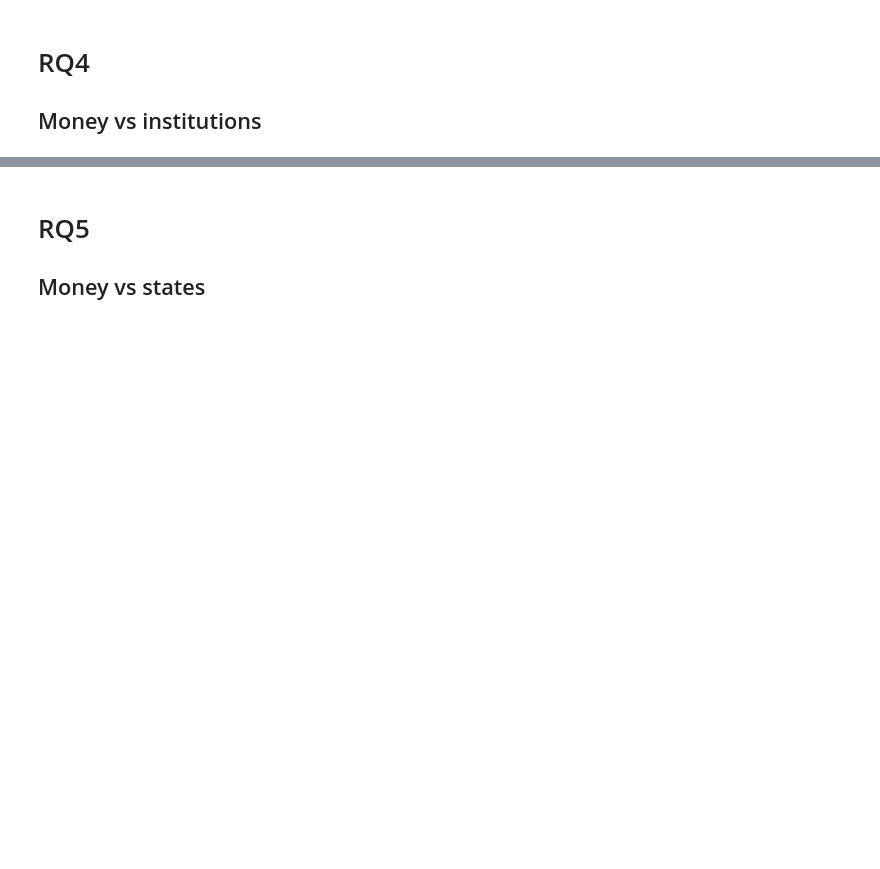
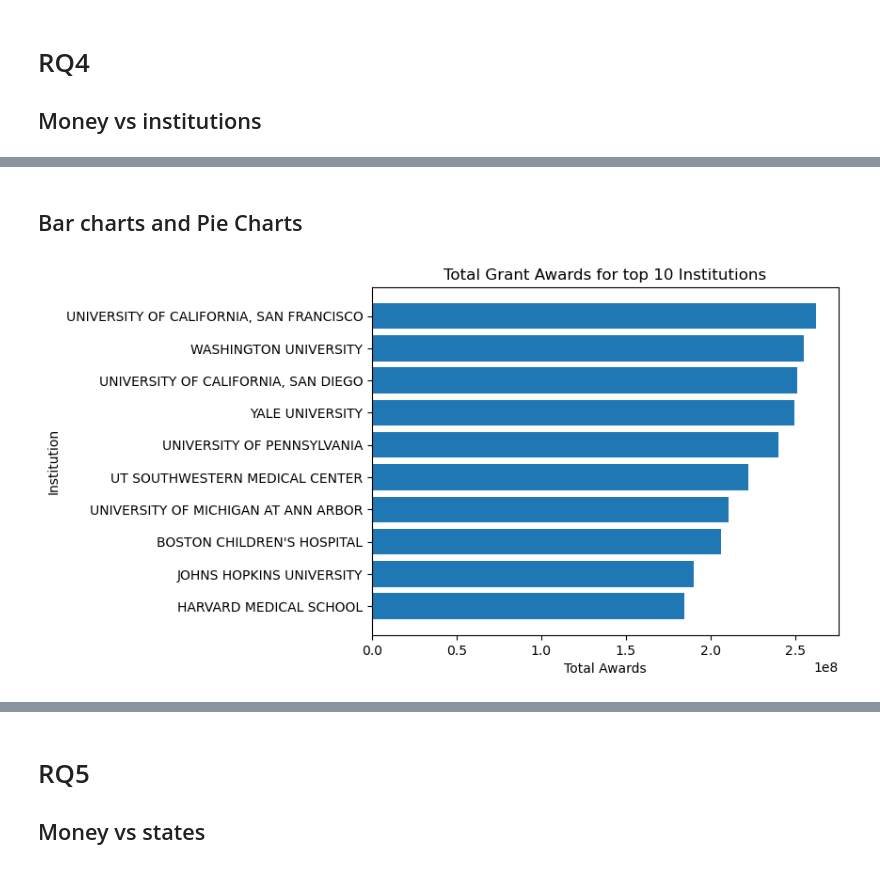
Before and after one commit to Moulica5374/NIH-Funding-Annotation-Analysis-Team-Project, a Jupyter notebook: Data_Analysis.ipynb, the cells around one changed output, grey strips where cells are left out. Cells and saved outputs as stored; diff of their text form; code cells hidden in the pictures; blank space fills up the shorter version.

```diff
--- a/Data_Analysis.ipynb
+++ b/Data_Analysis.ipynb
@@ -938,3 +940,9 @@ Text(0.5, 1.0, 'Heat Map of Dunn Test Results (p-values)')
 # -- PART 7: How much NIH money is awarded to different institutions? Is there a bias?
 
 # institution = ORG_NAME
+
+print(f"all data:\n{data[['ORG_NAME', 'TOTAL_COST', 'PROJECT_NUMBER', 'FY']].head(10)}")
+
+# dropping duplicates in the same year.
+inst_data = data.drop_duplicates(subset=['PROJECT_NUMBER', 'FY'], keep='first')[['ORG_NAME', 'TOTAL_COST', 'PROJECT_NUMBER', 'FY']]
+print(f"All Institutional data:\n{inst_data.head(10)}")
@@ -940,0 +967,7 @@ Text(0.5, 1.0, 'Heat Map of Dunn Test Results (p-values)')
+# %%
+total_cost_per_inst = inst_data.groupby('ORG_NAME').agg(
+    total_cost = ('TOTAL_COST', 'sum')
+).sort_values(by = 'total_cost', ascending=False).reset_index()
+
+
+print(f"\nTotal cost per institution:\n{total_cost_per_inst.head(10)}")
@@ -940,0 +987,8 @@ Text(0.5, 1.0, 'Heat Map of Dunn Test Results (p-values)')
+# %%
+# add ranking columns for how they rank against other taxons
+total_cost_per_inst = add_rank_cols(total_cost_per_inst, 'total_cost')
+
+# get top 10 taxons with the highest total cost
+t10_inst_cost = get_top_x(total_cost_per_inst, 'total_cost_rank', 10, False)
+
+t10_inst_cost.head(10)
@@ -940,0 +1007,11 @@ Text(0.5, 1.0, 'Heat Map of Dunn Test Results (p-values)')
+# %% [markdown]
+## Bar charts and Pie Charts
+# %%
+# visualize as a bar plot
+plt.barh(t10_inst_cost['ORG_NAME'], t10_inst_cost['total_cost'])
+plt.xlabel('Total Awards')
+plt.ylabel('Institution')
+plt.title('Total Grant Awards for top 10 Institutions')
+plt.show()
+# %% [output]
+[figure, added]
```
Also changed, not shown: parts of 14 cells of this notebook.
